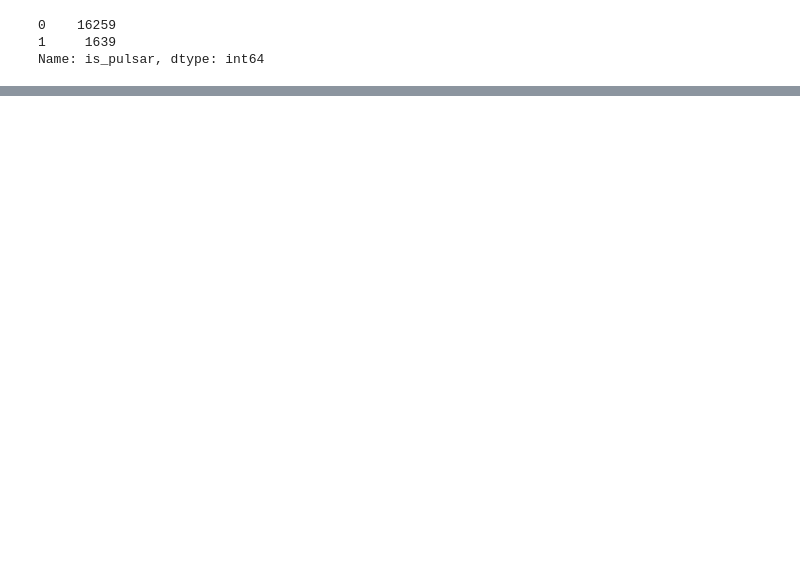
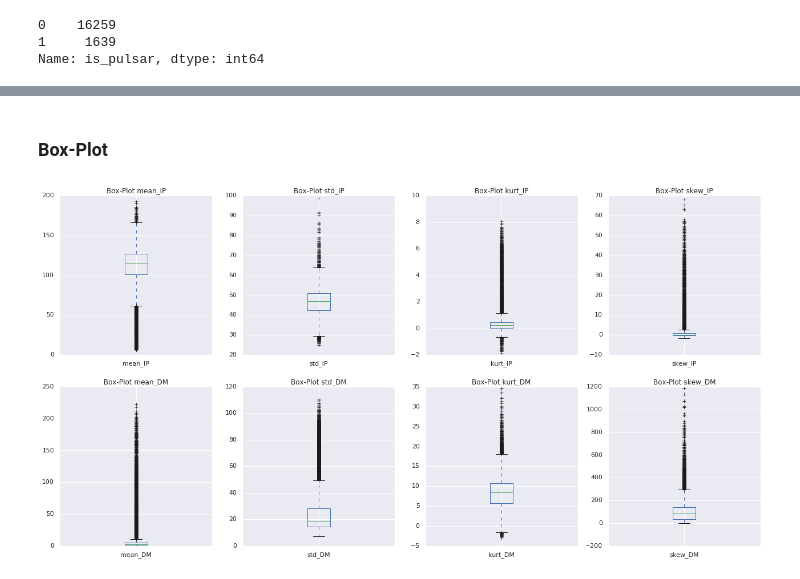
Before and after one commit to MrCycler/ML_PULSAR_CLASSIFICATION_PROJECT, a Jupyter notebook: PREPROCESAMIENTO DE DATA/Pre-visualización de datos.ipynb, the cells around one changed output, grey strips where cells are left out. Cells and saved outputs as stored; diff of their text form; code cells hidden in the pictures; blank space fills up the shorter version.

```diff
--- a/PREPROCESAMIENTO DE DATA/Pre-visualización de datos.ipynb
+++ b/PREPROCESAMIENTO DE DATA/Pre-visualización de datos.ipynb
@@ -50,0 +178,38 @@ data_pulsar["is_pulsar"].hist()
+# %% [markdown]
+### Box-Plot
+# %%
+fig=plt.figure(figsize=(22, 11));
+
+plt.subplot(2,4,1)
+plt.title("Box-Plot mean_IP")
+data_pulsar["mean_IP"].plot.box();
+
+plt.subplot(2,4,2)
+plt.title("Box-Plot std_IP")
+data_pulsar["std_IP"].plot.box();
+
+plt.subplot(2,4,3)
+plt.title("Box-Plot kurt_IP")
+data_pulsar["kurt_IP"].plot.box();
+
+plt.subplot(2,4,4)
+plt.title("Box-Plot skew_IP")
+data_pulsar["skew_IP"].plot.box();
+
+plt.subplot(2,4,5)
+plt.title("Box-Plot mean_DM")
+data_pulsar["mean_DM"].plot.box();
+
+plt.subplot(2,4,6)
+plt.title("Box-Plot std_DM")
+data_pulsar["std_DM"].plot.box();
+
+plt.subplot(2,4,7)
+plt.title("Box-Plot kurt_DM")
+data_pulsar["kurt_DM"].plot.box();
+
+plt.subplot(2,4,8)
+plt.title("Box-Plot skew_DM")
+data_pulsar["skew_DM"].plot.box();
+# %% [output]
+[figure, added]
```
Also changed, not shown: parts of 16 cells of this notebook, 4 other files.
